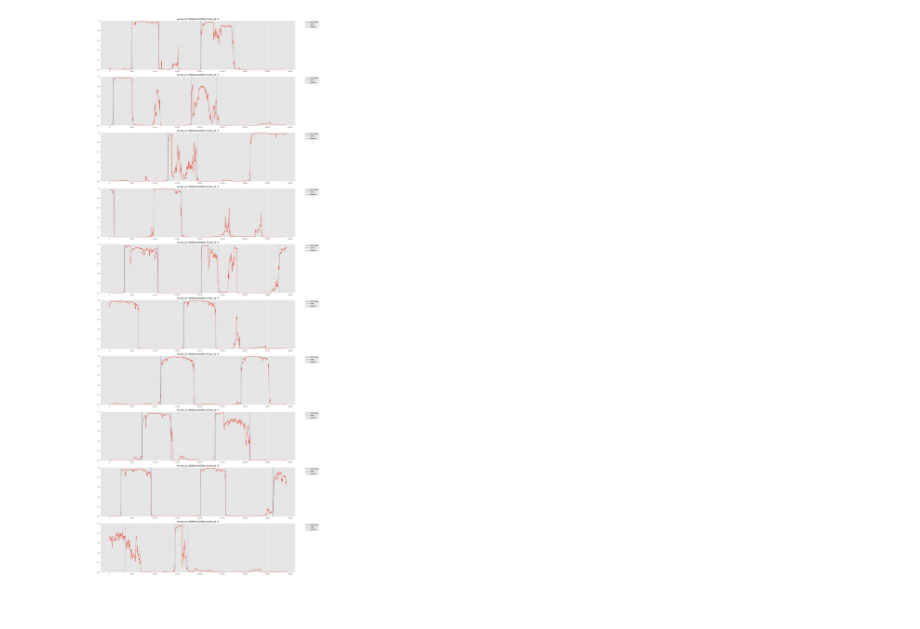
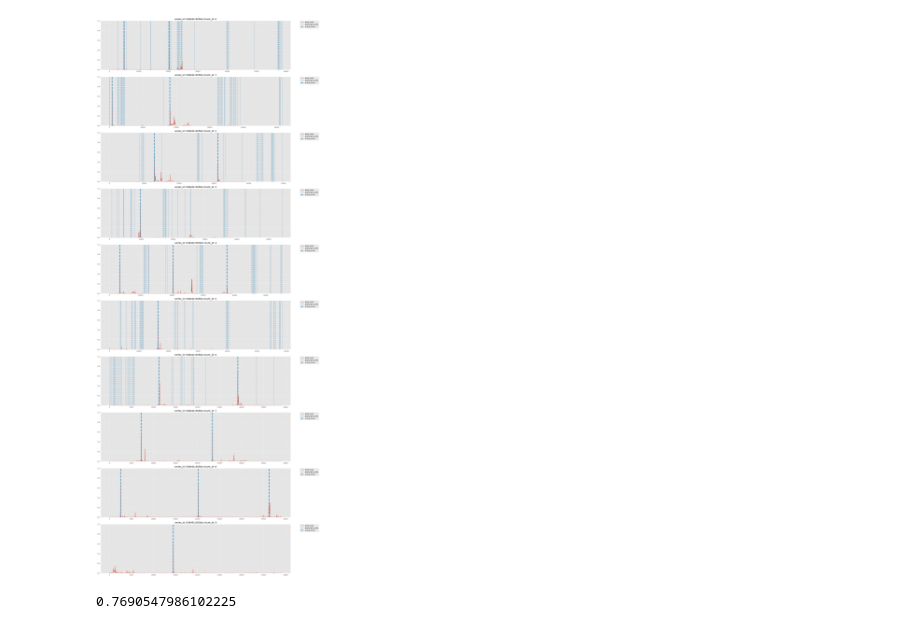
Before and after one commit to yomura-yomura/child-mind-institute-detect-sleep-states, a Jupyter notebook: lib/kaggle-child-mind-institute-detect-sleep-states/notebook/eda002.ipynb, the cells around one changed output. Cells and saved outputs as stored; diff of their text form; code cells hidden in the pictures.

```diff
--- a/lib/kaggle-child-mind-institute-detect-sleep-states/notebook/eda002.ipynb
+++ b/lib/kaggle-child-mind-institute-detect-sleep-states/notebook/eda002.ipynb
@@ -33,5 +25,5 @@ gt_df.head(5)
 # %%
-def plot_random_sample(keys, preds, labels, num_samples=1, num_chunks=5):
+def plot_random_sample(keys, preds, labels,df_submit, num_samples=1, num_chunks=5):
     # get series ids
     series_ids = np.array(list(map(lambda x: x.split("_")[0], keys)))
     unique_series_ids = np.unique(series_ids)
@@ -44,9 +36,17 @@ def plot_random_sample(keys, preds, labels, num_samples=1, num_chunks=5):
         series_idx = np.where(series_ids == random_series_id)[0]
         this_series_preds = preds[series_idx].reshape(-1, 3)
         this_series_labels = labels[series_idx].reshape(-1, 3)
+        this_series_df = df_submit[df_submit["series_id"] == random_series_id].reset_index(drop = True)
+        val_wakeup = this_series_df[this_series_df["event"] == "wakeup"]["step"].values
+        val_onset = this_series_df[this_series_df["event"] == "onset"]["step"].values
+        val_step = np.arange(1,preds[series_idx].reshape(-1,2).shape[0]+1)
+        this_onset = np.isin(val_step,val_onset).astype(int)
+        this_wakeup = np.isin(val_step,val_wakeup).astype(int)
 
         # split series
         this_series_preds = np.split(this_series_preds, num_chunks)
+        this_series_wakeup = np.split(this_wakeup, num_chunks)
+        this_series_onset = np.split(this_onset, num_chunks)
         this_series_labels = np.split(this_series_labels, num_chunks)
 
         fig, axs = plt.subplots(num_chunks, 1, figsize=(20, 5 * num_chunks))
@@ -60,17 +60,29 @@ def plot_random_sample(keys, preds, labels, num_samples=1, num_chunks=5):
             onset_idx = np.nonzero(this_series_labels_chunk[:, 1])[0]*2
             wakeup_idx = np.nonzero(this_series_labels_chunk[:, 2])[0]*2
 
-            axs[j].plot(this_series_preds_chunk[:, 0], label="pred_sleep")
-            #axs[j].plot(this_series_preds_chunk[:, 1], label="pred_onset")
+            pred_onset_idx = np.nonzero(this_series_onset[j])[0]
+            pred_wakeup_idx = np.nonzero(this_series_wakeup[j])[0]
+
+
+            #axs[j].plot(this_series_preds_chunk[:, 0], label="pred_sleep")
+            axs[j].plot(this_series_preds_chunk[:, 1], label="pred_onset")
+            axs[j].vlines(pred_onset_idx, 0, 1, label="pred_label_onset", linestyles="dotted", color="C1")
+            axs[j].vlines(onset_idx, 0, 1, label="actual_onset", linestyles="dashed", color="C1")
             #axs[j].plot(this_series_preds_chunk[:, 2], label="pred_wakeup")
-            axs[j].vlines(onset_idx, 0, 1, label="onset", linestyles="dashed", color="C1")
-            axs[j].vlines(wakeup_idx, 0, 1, label="wakeup", linestyles="dashed", color="C2")
+            #axs[j].vlines(pred_wakeup_idx, 0, 1, label="pred_label_wakeup", linestyles="dotted", color="C4")
+            #axs[j].vlines(wakeup_idx, 0, 1, label="actual_wakeup", linestyles="dashed", color="C4",linewidth=4)
+
             axs[j].set_ylim(0, 1)
             axs[j].set_title(f"series_id: {random_series_id} chunk_id: {j}")
             axs[j].legend(bbox_to_anchor=(1.05, 1), loc="upper left", borderaxespad=0)
 
     plt.tight_layout()
-# %%
-plot_random_sample(keys, preds, labels, num_chunks=10)
-# %% [output]
-[figure, removed]
+# %%
+df_submit = post_process_for_seg(preds = preds[:,:,[1,2]] ,keys = keys,score_th=0.005,distance = 96).to_pandas()
+plot_random_sample(keys, preds, labels,uid = uid,df_submit=df_submit, num_chunks=10)
+# %% [output]
+[figure, added]
+# %%
+event_detection_ap(solution=gt_df,submission=df_submit)
+# %% [output]
+0.7690547986102225
```
Also changed, not shown: parts of 2 cells of this notebook.
